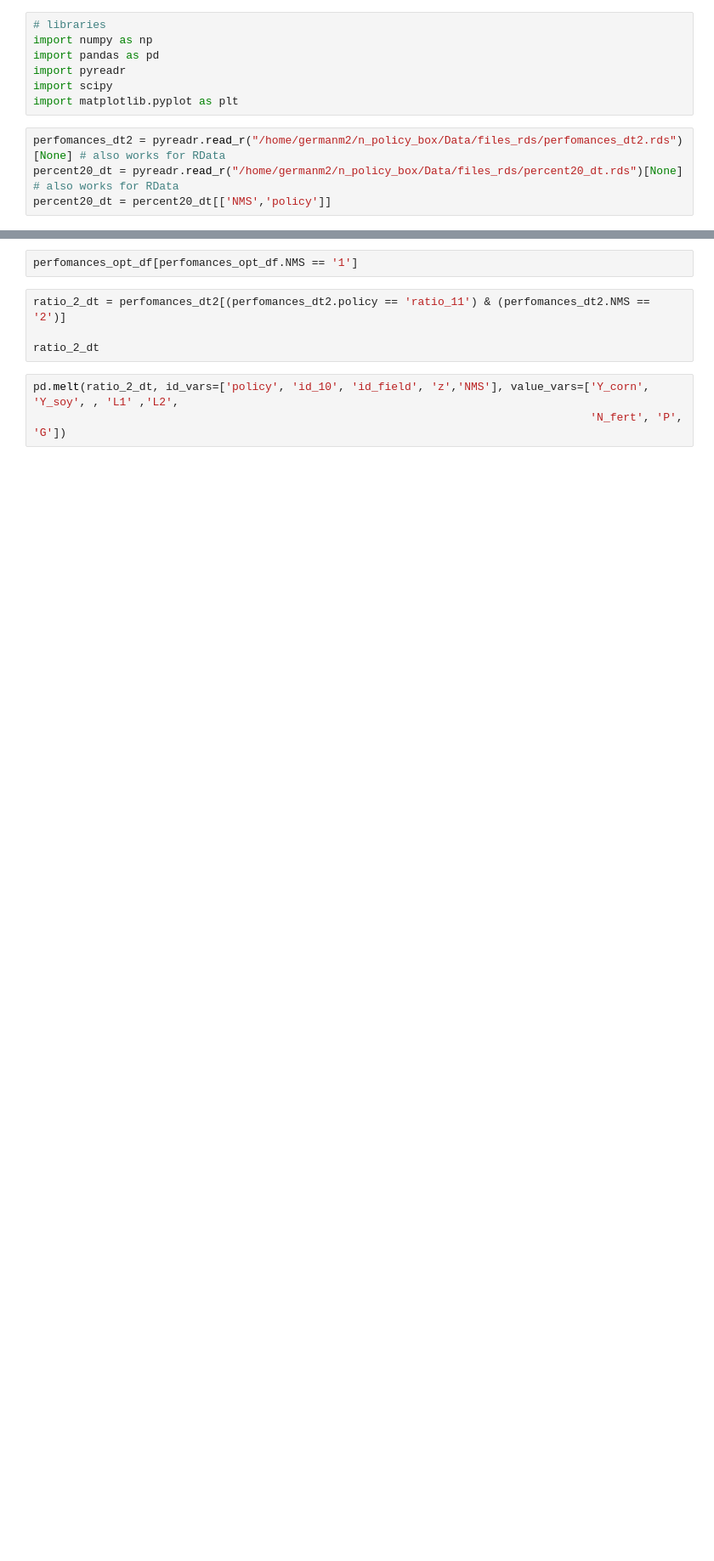
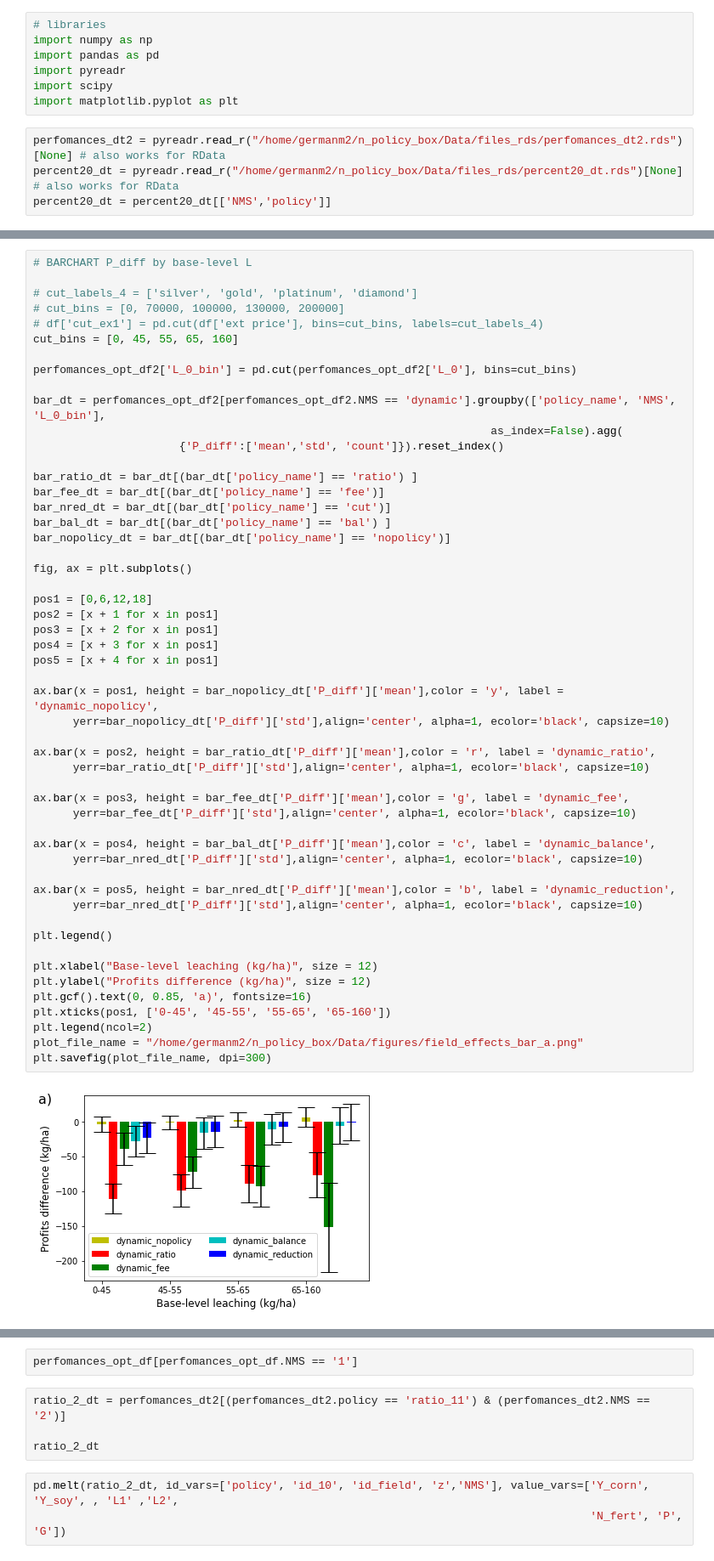
Before and after one commit to germanmandrini/n_policy, a Jupyter notebook: Codes/7a_field_effects.ipynb, the cells around one changed output, grey strips where cells are left out. Shown at 85% size. Saved outputs shown, nothing was run; the diff lists cells and outputs as text; blank space fills up the shorter version.

```diff
--- a/Codes/7a_field_effects.ipynb
+++ b/Codes/7a_field_effects.ipynb
@@ -75,0 +132,54 @@ perfomances_opt_df2[perfomances_opt_df2.policy == 'nopolicy_0']
+# %%
+# BARCHART P_diff by base-level L
+
+# cut_labels_4 = ['silver', 'gold', 'platinum', 'diamond']
+# cut_bins = [0, 70000, 100000, 130000, 200000]
+# df['cut_ex1'] = pd.cut(df['ext price'], bins=cut_bins, labels=cut_labels_4)
+cut_bins = [0, 45, 55, 65, 160]
+
+perfomances_opt_df2['L_0_bin'] = pd.cut(perfomances_opt_df2['L_0'], bins=cut_bins)
+
+bar_dt = perfomances_opt_df2[perfomances_opt_df2.NMS == 'dynamic'].groupby(['policy_name', 'NMS', 'L_0_bin'],
+                                                                     as_index=False).agg(
+                      {'P_diff':['mean','std', 'count']}).reset_index()
+
+bar_ratio_dt = bar_dt[(bar_dt['policy_name'] == 'ratio') ]
+bar_fee_dt = bar_dt[(bar_dt['policy_name'] == 'fee')]
+bar_nred_dt = bar_dt[(bar_dt['policy_name'] == 'cut')]
+bar_bal_dt = bar_dt[(bar_dt['policy_name'] == 'bal') ]
+bar_nopolicy_dt = bar_dt[(bar_dt['policy_name'] == 'nopolicy')]
+
+fig, ax = plt.subplots()
+
+pos1 = [0,6,12,18]
+pos2 = [x + 1 for x in pos1]
+pos3 = [x + 2 for x in pos1]
+pos4 = [x + 3 for x in pos1]
+pos5 = [x + 4 for x in pos1]
+
+ax.bar(x = pos1, height = bar_nopolicy_dt['P_diff']['mean'],color = 'y', label = 'dynamic_nopolicy',
+      yerr=bar_nopolicy_dt['P_diff']['std'],align='center', alpha=1, ecolor='black', capsize=10)
+
+ax.bar(x = pos2, height = bar_ratio_dt['P_diff']['mean'],color = 'r', label = 'dynamic_ratio',
+      yerr=bar_ratio_dt['P_diff']['std'],align='center', alpha=1, ecolor='black', capsize=10)
+
+ax.bar(x = pos3, height = bar_fee_dt['P_diff']['mean'],color = 'g', label = 'dynamic_fee',
+      yerr=bar_fee_dt['P_diff']['std'],align='center', alpha=1, ecolor='black', capsize=10)
+
+ax.bar(x = pos4, height = bar_bal_dt['P_diff']['mean'],color = 'c', label = 'dynamic_balance',
+      yerr=bar_nred_dt['P_diff']['std'],align='center', alpha=1, ecolor='black', capsize=10)
+
+ax.bar(x = pos5, height = bar_nred_dt['P_diff']['mean'],color = 'b', label = 'dynamic_reduction',
+      yerr=bar_nred_dt['P_diff']['std'],align='center', alpha=1, ecolor='black', capsize=10)
+
+plt.legend()
+
+plt.xlabel("Base-level leaching (kg/ha)", size = 12)
+plt.ylabel("Profits difference (kg/ha)", size = 12)
+plt.gcf().text(0, 0.85, 'a)', fontsize=16)
+plt.xticks(pos1, ['0-45', '45-55', '55-65', '65-160'])
+plt.legend(ncol=2)
+plot_file_name = "/home/germanm2/n_policy_box/Data/figures/field_effects_bar_a.png"
+plt.savefig(plot_file_name, dpi=300)
+# %% [output]
+[figure, added]
```
Also changed, not shown: parts of 15 cells of this notebook, 3 other files.
